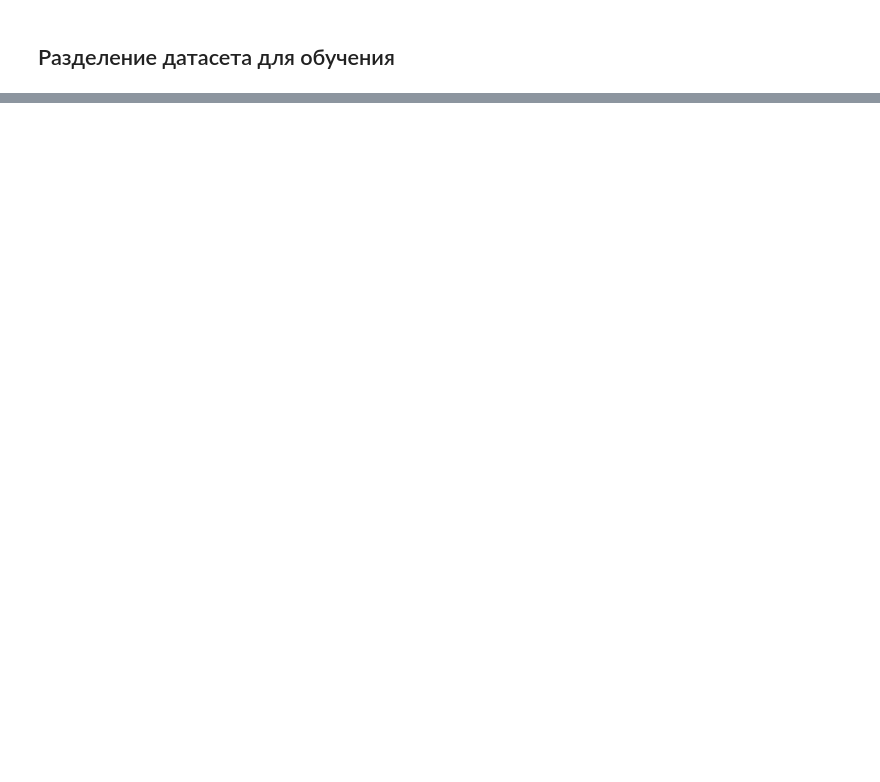
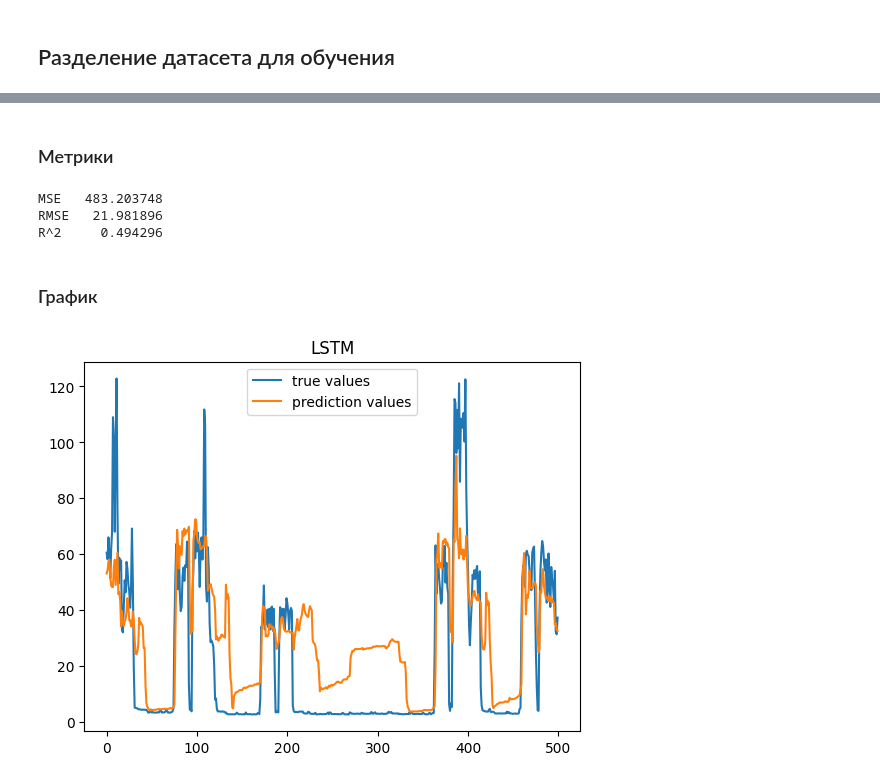
Before and after one commit to Grischenkov/NeuralNetworks, a Jupyter notebook: Lab4/solution.ipynb, the cells around one changed output, grey strips where cells are left out. Cells and saved outputs as stored; diff of their text form; code cells hidden in the pictures; blank space fills up the shorter version.

```diff
--- a/Lab4/solution.ipynb
+++ b/Lab4/solution.ipynb
@@ -246,0 +350,9 @@ Test dataset shape:  (10512, 9), (10512,)
+# %%
+lstm_model = Network()
+
+lstm_model.add(Input(x_train.shape))
+lstm_model.add(LSTM(10))
+
+lstm_model.compile(loss=MSE)
+lstm_model.fit(X_train=x_train, Y_train=y_train, epochs=10, learning_rate=.005)
+lstm_y_pred = lstm_model.predict(X=x_test)
@@ -246,0 +373,2 @@ Test dataset shape:  (10512, 9), (10512,)
+# %%
+lstm_y_pred = inverse_transform(lstm_y_pred)
@@ -246,0 +431,14 @@ Test dataset shape:  (10512, 9), (10512,)
+# %% [markdown]
+### Метрики
+# %%
+Metric.print_regression_metrics(y_true=y_test, y_pred=lstm_y_pred)
+# %% [output]
+MSE   483.203748
+RMSE   21.981896
+R^2     0.494296
+# %% [markdown]
+### График
+# %%
+plot(lstm_y_pred, y_test, 'LSTM')
+# %% [output]
+[figure, added]
```
Also changed, not shown: parts of 39 cells of this notebook.
